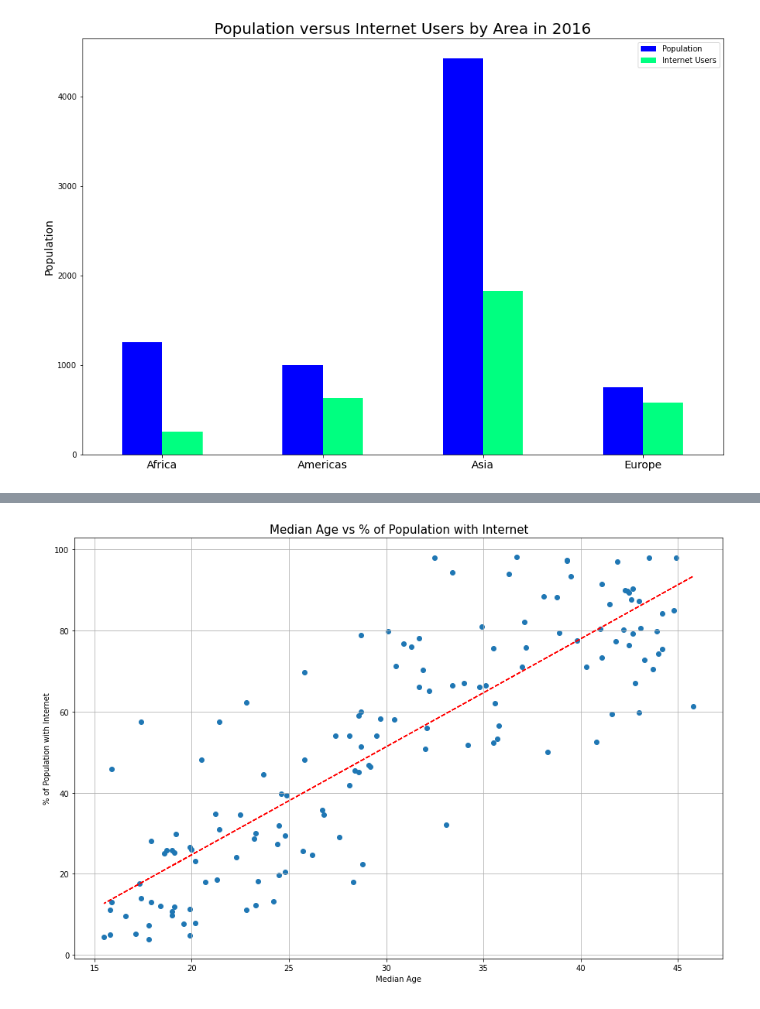
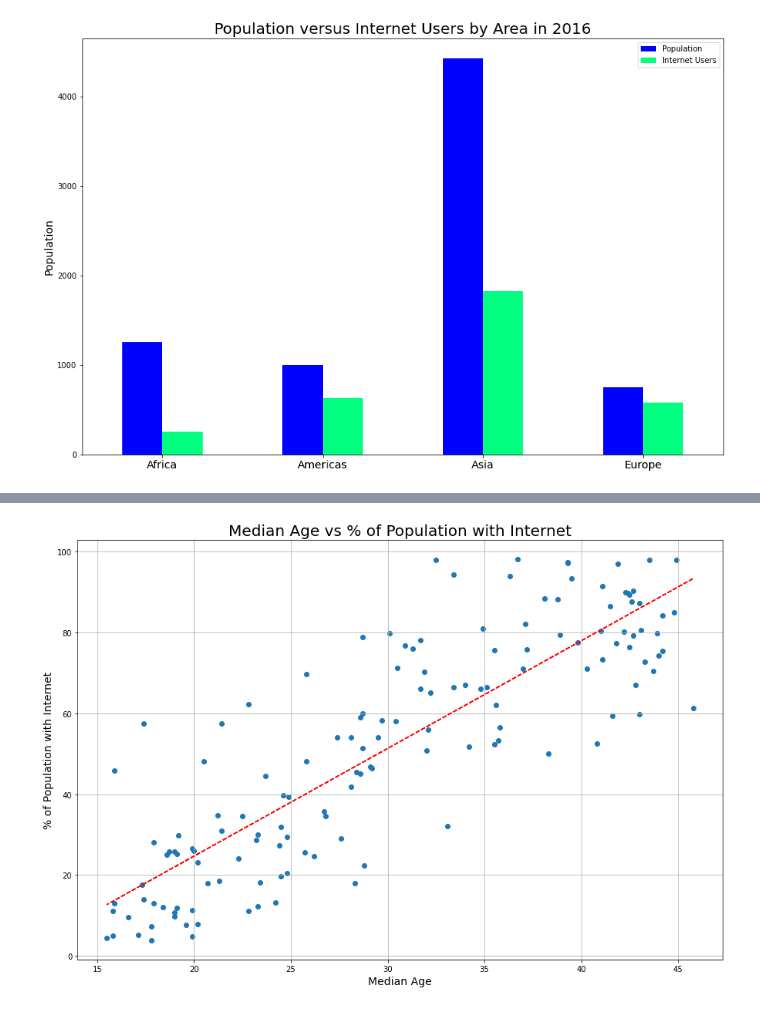
Before and after one commit to JoshuaFarmerATX/butterfly_effects_project, a Jupyter notebook: Butterfly_Effect_Final.ipynb, the cells around one changed output, grey strips where cells are left out. Cells and saved outputs as stored; diff of their text form; code cells hidden in the pictures.

```diff
--- a/Butterfly_Effect_Final.ipynb
+++ b/Butterfly_Effect_Final.ipynb
@@ -192,19 +192,19 @@ plt.show()
 # %%
 z_trend = np.polyfit(
     df_filtered["median_age"], df_filtered["internet_%_of_population"], 1
 )
 p_trend = np.poly1d(z_trend)
 
 plt.figure(figsize=(15, 10))
 plt.plot(df_filtered["median_age"], p_trend(df_filtered["median_age"]), "r--")
 plt.scatter(df_filtered["median_age"], df_filtered["internet_%_of_population"])
-plt.title("Median Age vs % of Population with Internet", fontsize=15)
-plt.xlabel("Median Age")
-plt.ylabel("% of Population with Internet")
+plt.title("Median Age vs % of Population with Internet", fontsize=20)
+plt.xlabel("Median Age", fontsize = 14)
+plt.ylabel("% of Population with Internet", fontsize = 14)
 plt.grid()
 
 plt.savefig("Fig2.png")
 
 plt.show()
 # %% [output]
-[figure, old version]
+[figure, new version]
```
Also changed, not shown: parts of 2 cells of this notebook.
